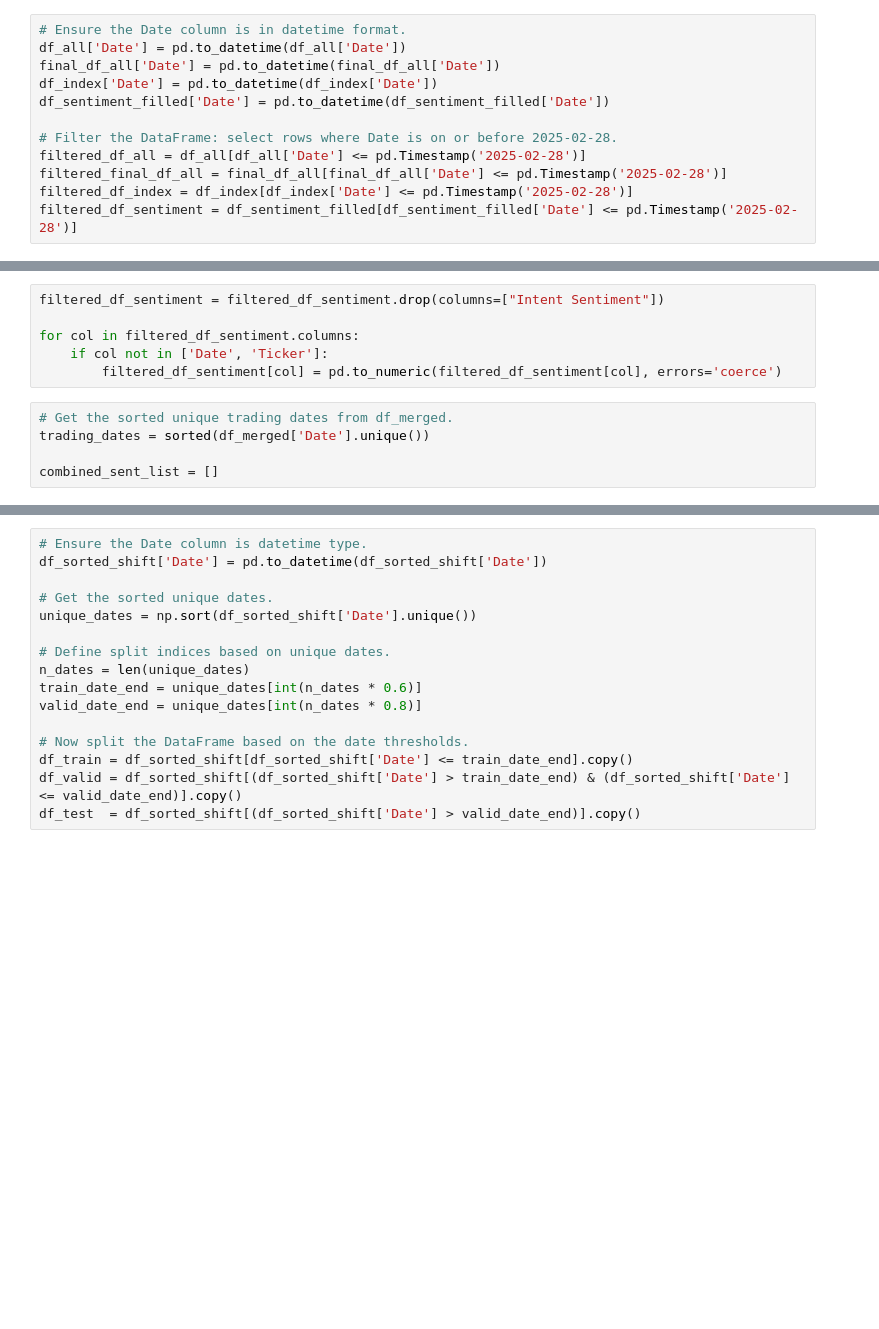
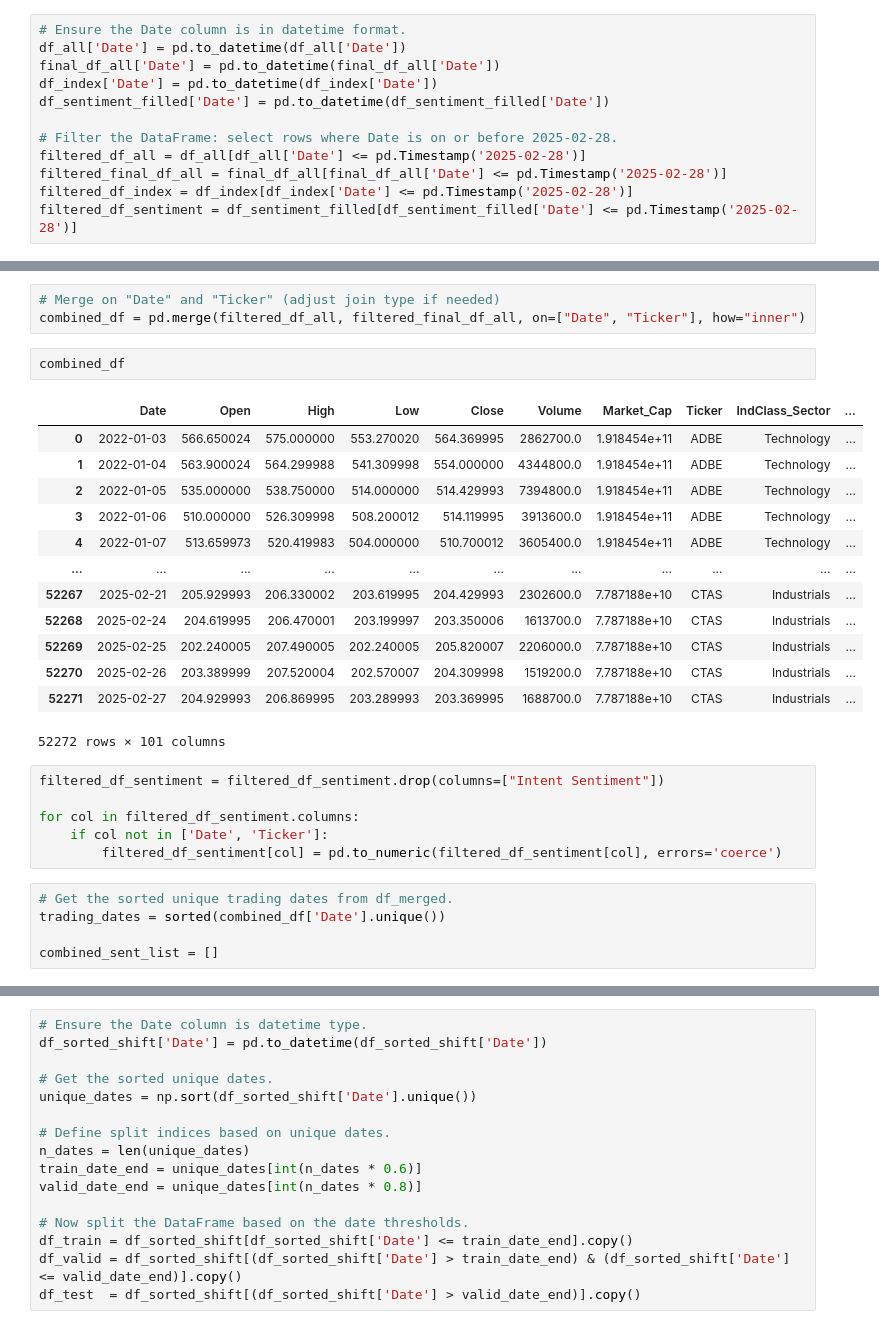
Before and after one commit to GAOCheryl/QF5214_2025_G8, a Jupyter notebook: TeamThree/MASTER-master/model_strategy_testing.ipynb, the cells around one changed output, grey strips where cells are left out. Drawn from its saved outputs; the diff is of its cells as text; blank space fills up the shorter version.

Commit message:
adjust strategy

```diff
--- a/TeamThree/MASTER-master/model_strategy_testing.ipynb
+++ b/TeamThree/MASTER-master/model_strategy_testing.ipynb
@@ -175,3 +188,22 @@ filtered_df_merged = df_merged.drop(columns=["IndClass_Sector", "IndClass_Indust
+# %%
+# Merge on "Date" and "Ticker" (adjust join type if needed)
+combined_df = pd.merge(filtered_df_all, filtered_final_df_all, on=["Date", "Ticker"], how="inner")
+# %%
+combined_df
+# %% [output]
+|  | Date | Open | High | Low | Close | Volume | Market_Cap | Ticker | IndClass_Sector | ... |
+| 0 | 2022-01-03 | 566.650024 | 575.000000 | 553.270020 | 564.369995 | 2862700.0 | 1.918454e+11 | ADBE | Technology | ... |
+| 1 | 2022-01-04 | 563.900024 | 564.299988 | 541.309998 | 554.000000 | 4344800.0 | 1.918454e+11 | ADBE | Technology | ... |
+| 2 | 2022-01-05 | 535.000000 | 538.750000 | 514.000000 | 514.429993 | 7394800.0 | 1.918454e+11 | ADBE | Technology | ... |
+| 3 | 2022-01-06 | 510.000000 | 526.309998 | 508.200012 | 514.119995 | 3913600.0 | 1.918454e+11 | ADBE | Technology | ... |
+| 4 | 2022-01-07 | 513.659973 | 520.419983 | 504.000000 | 510.700012 | 3605400.0 | 1.918454e+11 | ADBE | Technology | ... |
+| ... | ... | ... | ... | ... | ... | ... | ... | ... | ... | ... |
+| 52267 | 2025-02-21 | 205.929993 | 206.330002 | 203.619995 | 204.429993 | 2302600.0 | 7.787188e+10 | CTAS | Industrials | ... |
+| 52268 | 2025-02-24 | 204.619995 | 206.470001 | 203.199997 | 203.350006 | 1613700.0 | 7.787188e+10 | CTAS | Industrials | ... |
+| 52269 | 2025-02-25 | 202.240005 | 207.490005 | 202.240005 | 205.820007 | 2206000.0 | 7.787188e+10 | CTAS | Industrials | ... |
+| 52270 | 2025-02-26 | 203.389999 | 207.520004 | 202.570007 | 204.309998 | 1519200.0 | 7.787188e+10 | CTAS | Industrials | ... |
+| 52271 | 2025-02-27 | 204.929993 | 206.869995 | 203.289993 | 203.369995 | 1688700.0 | 7.787188e+10 | CTAS | Industrials | ... |
+52272 rows × 101 columns
 # %%
 filtered_df_sentiment = filtered_df_sentiment.drop(columns=["Intent Sentiment"])
 
@@ -180,7 +212,7 @@ for col in filtered_df_sentiment.columns:
         filtered_df_sentiment[col] = pd.to_numeric(filtered_df_sentiment[col], errors='coerce')
 # %%
 # Get the sorted unique trading dates from df_merged.
-trading_dates = sorted(df_merged['Date'].unique())
+trading_dates = sorted(combined_df['Date'].unique())
 
 combined_sent_list = []
 # %%
```
Also changed, not shown: parts of 21 cells of this notebook, 1 other file.
